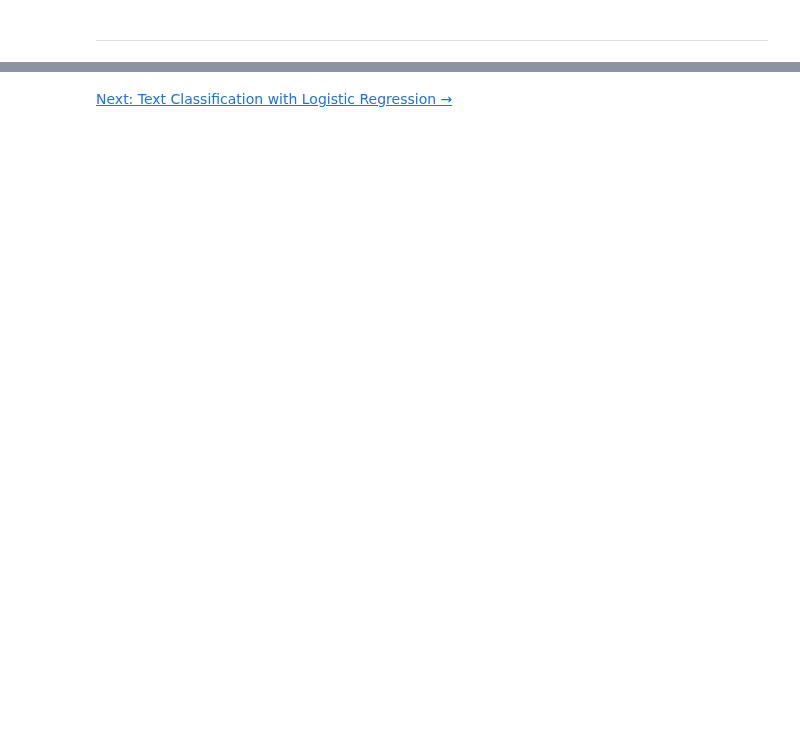
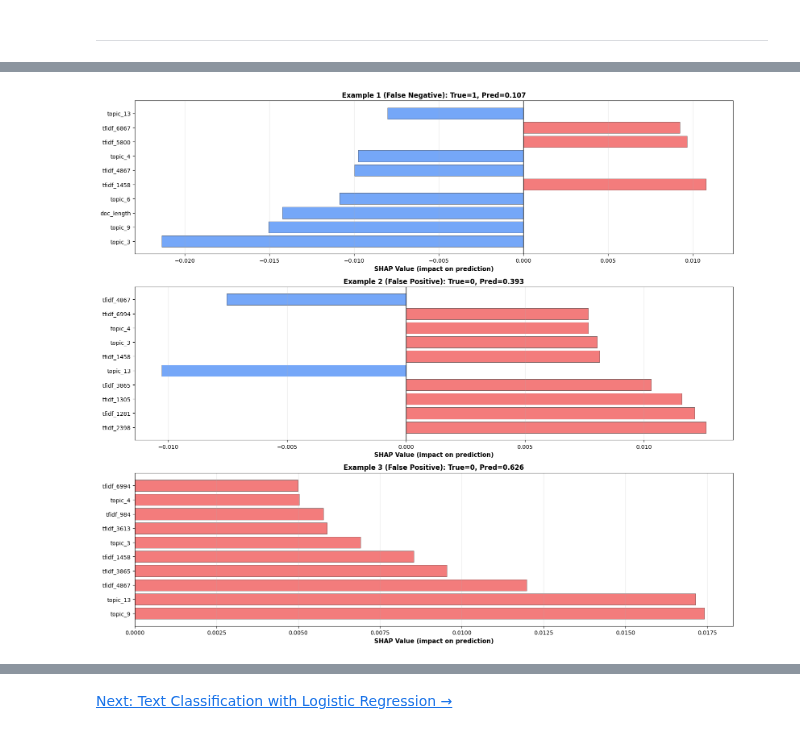
Before and after one commit to shutinghe3601/milestone2, a Jupyter notebook: notebooks/07_text_classification_random_forest.ipynb, the cells around one changed output, grey strips where cells are left out. Saved outputs shown, nothing was run; the diff lists cells and outputs as text; code cells hidden in the pictures; blank space fills up the shorter version.

```diff
--- a/notebooks/07_text_classification_random_forest.ipynb
+++ b/notebooks/07_text_classification_random_forest.ipynb
@@ -856,0 +1123,12 @@ Artstein, R., & Poesio, M. (2008). Inter-coder agreement for computational lingu
+# %%
+# ============================================================================
+# GENERATE PREDICTIONS & IDENTIFY ERRORS
+# ============================================================================
+
+y_pred_proba = rf_model.predict_proba(X_test)[:, 1]
+y_pred = (y_pred_proba >= 0.370).astype(int)
+
+print(f"\n{'='*60}\nTEST SET PERFORMANCE\n{'='*60}")
+print(f"Accuracy: {100*(y_test == y_pred).mean():.1f}%")
+print(f"False negatives (missed anxiety): {((y_test == 1) & (y_pred == 0)).sum()}")
+print(f"False positives (false alarms): {((y_test == 0) & (y_pred == 1)).sum()}")
@@ -856,0 +1187,8 @@ Artstein, R., & Poesio, M. (2008). Inter-coder agreement for computational lingu
+# %%
+# ============================================================================
+# INITIALIZE SHAP EXPLAINER
+# ============================================================================
+
+print(f"INITIALIZING SHAP EXPLAINER...")
+
+explainer = shap.TreeExplainer(rf_model)
@@ -856,0 +1272,32 @@ Artstein, R., & Poesio, M. (2008). Inter-coder agreement for computational lingu
+# %%
+# ============================================================================
+# VISUALIZE SHAP VALUES
+# ============================================================================
+
+fig, axes = plt.subplots(3, 1, figsize=(16, 14))
+
+for i, (ax, result) in enumerate(zip(axes, results)):
+    # Extract top 12 features by absolute SHAP value
+    top_idx = result['top_features'][:12]
+    top_shap = result['shap_values'][top_idx]
+    top_names = [feature_names[j] for j in top_idx]
+
+    # Create horizontal bar chart
+    colors = ['#EF4444' if v > 0 else '#3B82F6' for v in top_shap]
+    y_pos = np.arange(len(top_names))
+
+    ax.barh(y_pos, top_shap, color=colors, alpha=0.7, edgecolor='black', linewidth=0.5)
+    ax.set_yticks(y_pos)
+    ax.set_yticklabels(top_names, fontsize=10)
+    ax.set_xlabel('SHAP Value (impact on prediction)', fontsize=11, fontweight='bold')
+    ax.set_title(
+        f'Example {i+1} ({result["error_type"]}): True={result["true_label"]}, Pred={result["pred_proba"]:.3f}',
+        fontsize=12, fontweight='bold'
+    )
+    ax.axvline(x=0, color='black', linestyle='-', linewidth=1)
+    ax.grid(axis='x', alpha=0.3)
+
+plt.tight_layout()
+plt.show()
+# %% [output]
+[figure, added]
```
Also changed, not shown: parts of 39 cells of this notebook, 34 other files.
